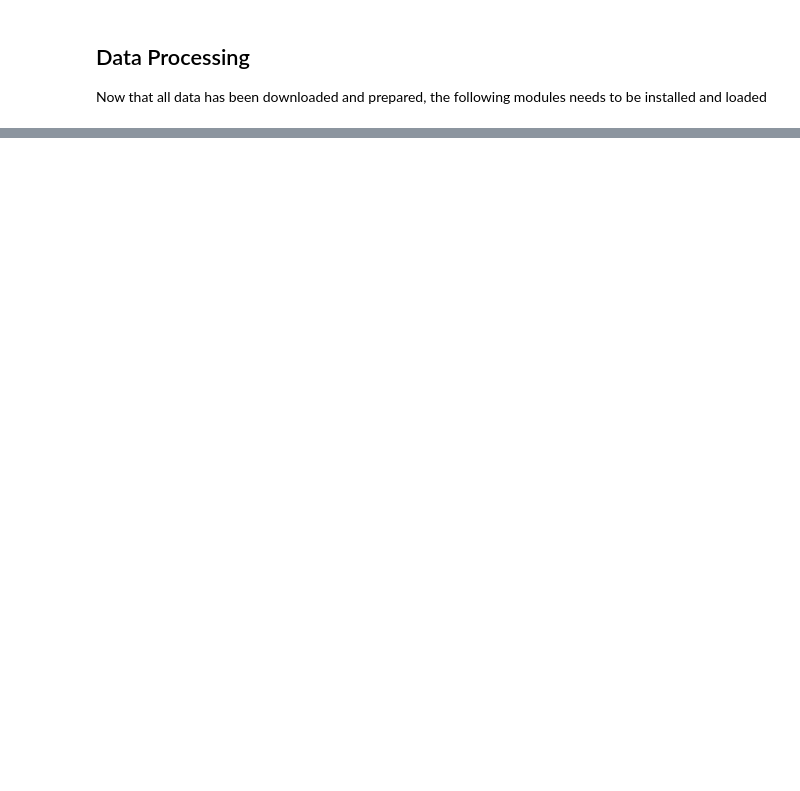
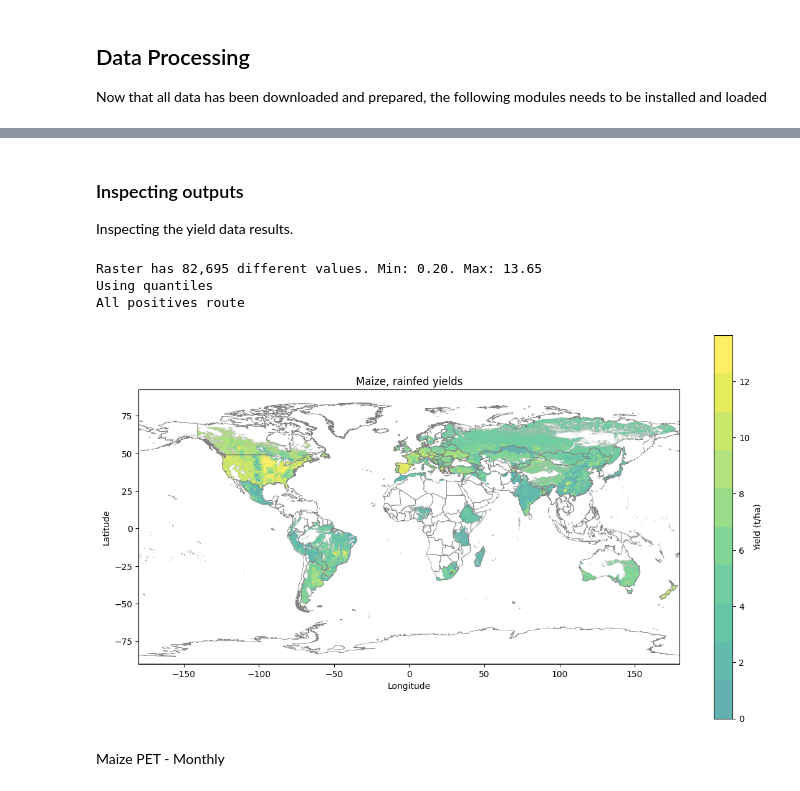
Before and after one commit to cloyolaangosto/SBTN_Test, a Jupyter notebook: SOC_LEAF_Example.ipynb, the cells around one changed output, grey strips where cells are left out. Cells and saved outputs as stored; diff of their text form; code cells hidden in the pictures; blank space fills up the shorter version.

```diff
--- a/SOC_LEAF_Example.ipynb
+++ b/SOC_LEAF_Example.ipynb
@@ -75,0 +102,19 @@ cropcalcs.prepare_crop_data(
+# %% [markdown]
+### Inspecting outputs
+Inspecting the yield data results.
+# %%
+maize_rf_yields = "data/example/Maize_rf_yield.tif"
+# %%
+mplot.plot_raster_on_world_extremes_cutoff(
+    tif_path=maize_rf_yields,
+    title="Maize, rainfed yields",
+    label_title="Yield (t/ha)",
+    quantiles=10
+)
+# %% [output]
+Raster has 82,695 different values. Min: 0.20. Max: 13.65
+Using quantiles
+All positives route
+[figure, added]
+# %% [markdown]
+Maize PET - Monthly
```
Also changed, not shown: parts of 15 cells of this notebook, 4 other files.
